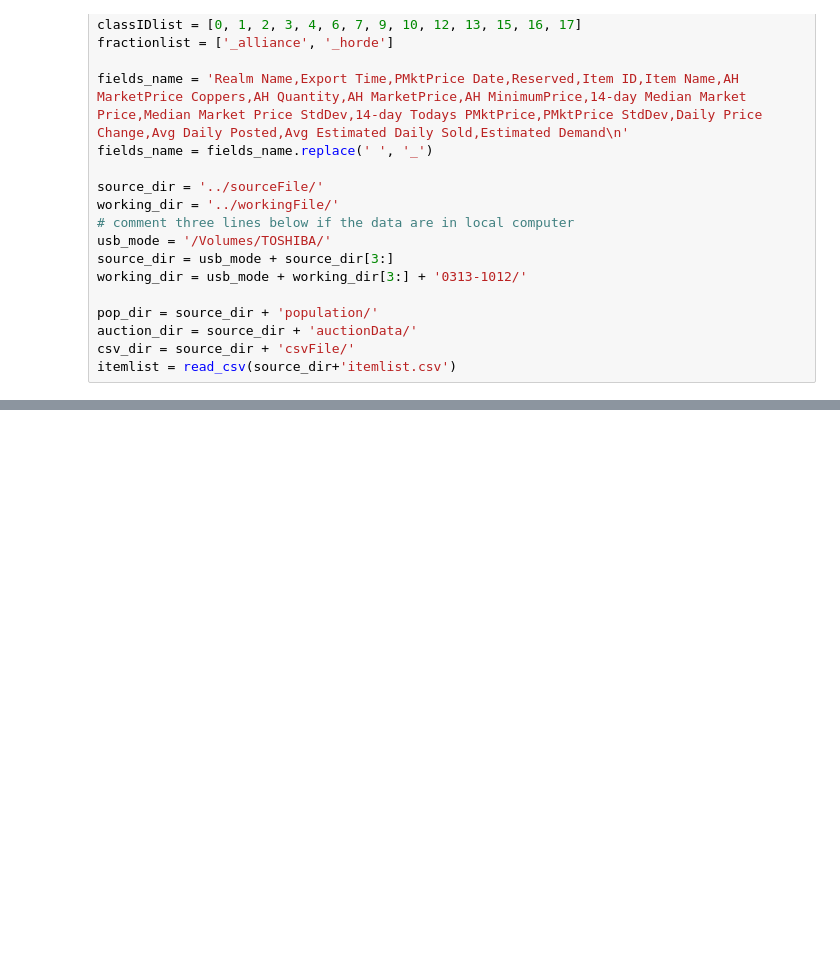
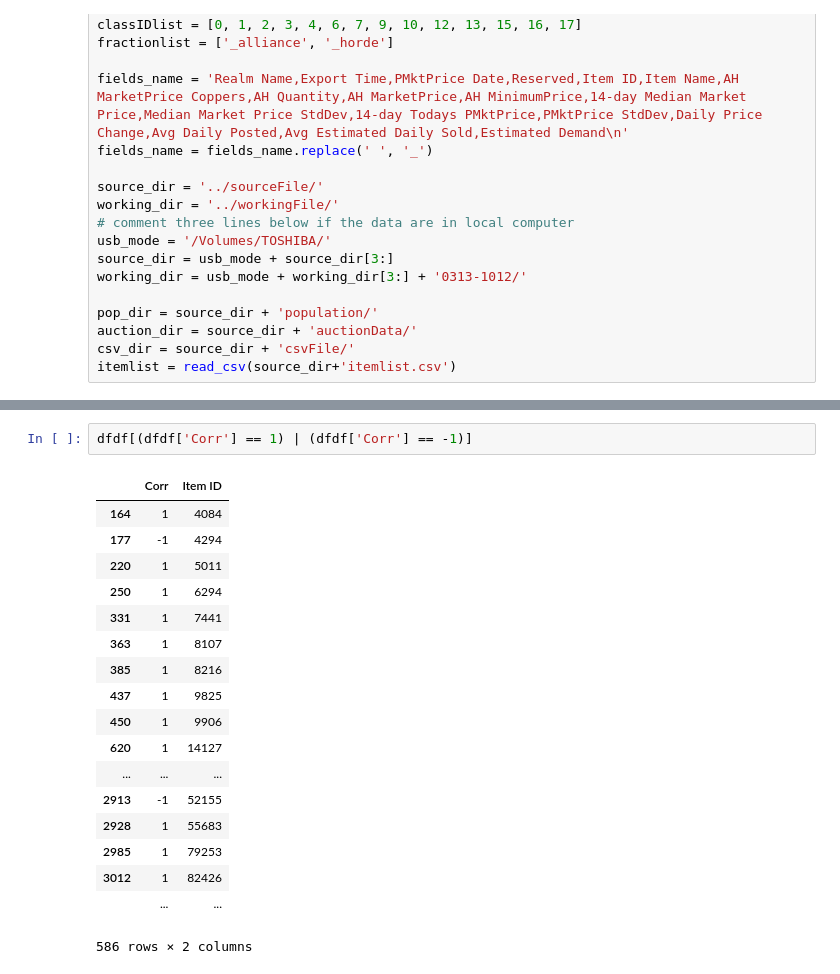
Before and after one commit to jlSche/WoW-Auction-Analyser, a Jupyter notebook: exeFile/method1.ipynb, the cells around one changed output, grey strips where cells are left out. Cells and saved outputs as stored; diff of their text form; blank space fills up the shorter version.

```diff
--- a/exeFile/method1.ipynb
+++ b/exeFile/method1.ipynb
@@ -120,0 +128,21 @@ temp.drop_duplicates()
+# %%
+dfdf[(dfdf['Corr'] == 1) | (dfdf['Corr'] == -1)]
+# %% [output]
+|  | Corr | Item ID |
+| 164 | 1 | 4084 |
+| 177 | -1 | 4294 |
+| 220 | 1 | 5011 |
+| 250 | 1 | 6294 |
+| 331 | 1 | 7441 |
+| 363 | 1 | 8107 |
+| 385 | 1 | 8216 |
+| 437 | 1 | 9825 |
+| 450 | 1 | 9906 |
+| 620 | 1 | 14127 |
+| ... | ... | ... |
+| 2913 | -1 | 52155 |
+| 2928 | 1 | 55683 |
+| 2985 | 1 | 79253 |
+| 3012 | 1 | 82426 |
+|  | ... | ... |
+586 rows × 2 columns
```
Also changed, not shown: parts of 24 cells of this notebook, 1 other file.
